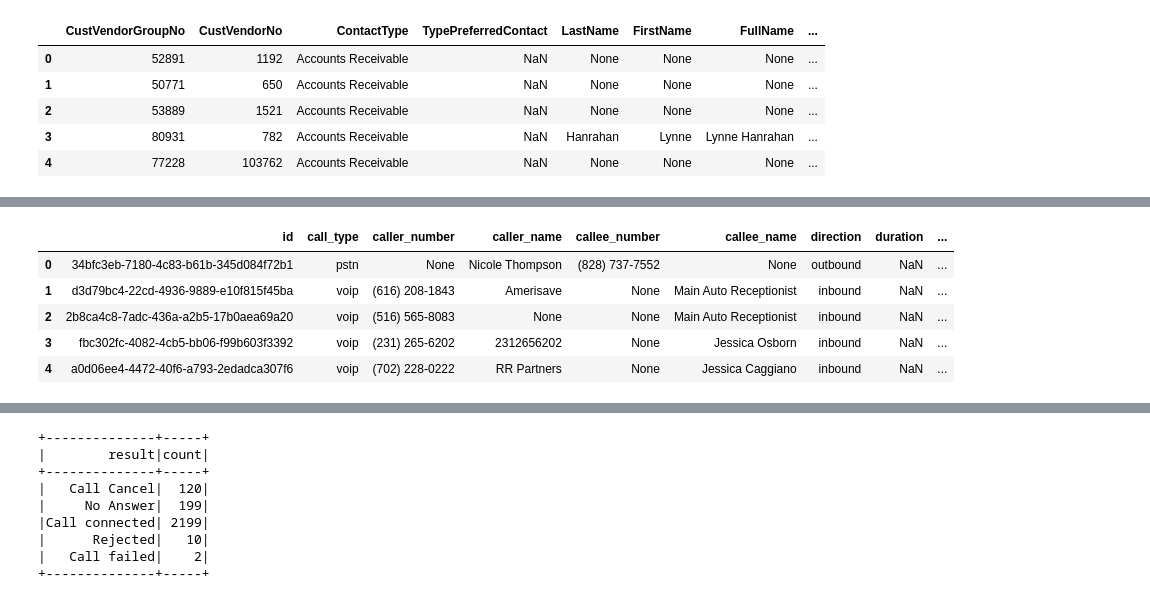
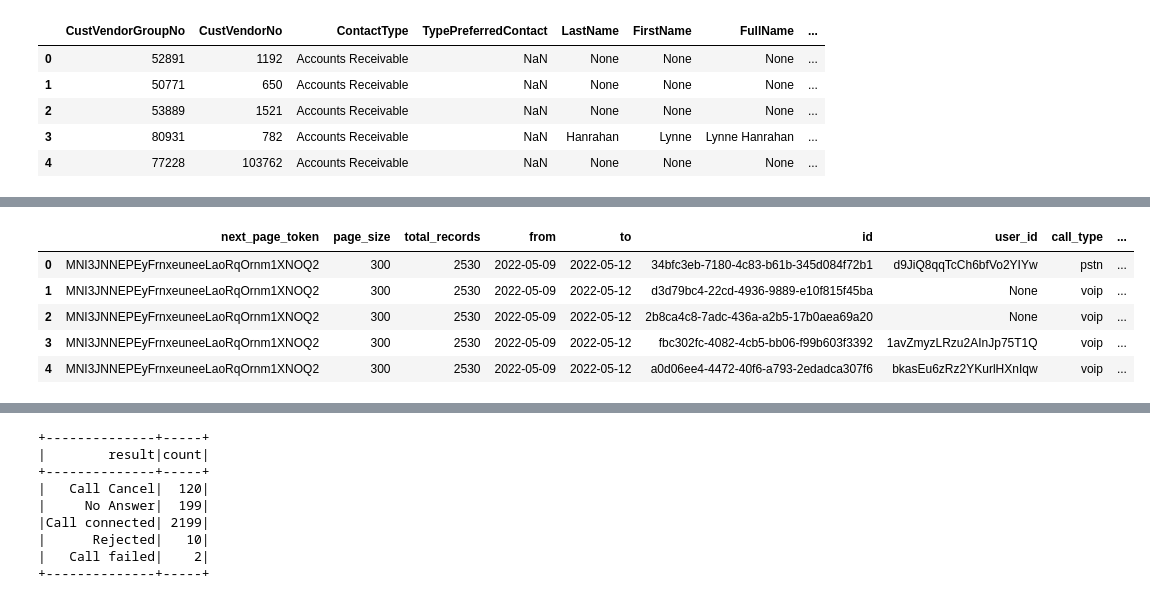
Before and after one commit to cpassorelli/call-reports, a Jupyter notebook: ipython/prepare-activities.ipynb, the cells around one changed output, grey strips where cells are left out. Drawn from its saved outputs; the diff is of its cells as text; code cells hidden in the pictures.

```diff
--- a/ipython/prepare-activities.ipynb
+++ b/ipython/prepare-activities.ipynb
@@ -112,36 +98,16 @@ _vendors.limit(5).toPandas()
 | 4 | 1017024 | 103762 | Sentara Healthcare | None | (804) 347-8839 | scoleman@ajccpas.com |
 # %%
-# calls = spark.read.parquet('/tmp/phone-calls/AccountCallLogs')
-# calls.createOrReplaceTempView('calls')
-# calls.limit(5).toPandas()
-
 # remove 0 as will affect aggregation
 column = when(col('duration') > 0, col('duration'))
 
-columns = [
-    'id',
-    'call_type',
-    'caller_number',
-    'caller_name',
-    'callee_number',
-    'callee_name',
-    'direction',
-    'duration',
-    'result',
-    'date_time'
-]
-
-(
-    calls
-    .withColumn('duration', column)
-    .select(*columns)
-    .limit(5)
-    .toPandas()
-)
+calls = spark.read.parquet('/tmp/phone-calls/AccountCallLogs')
+calls = calls.withColumn('duration', column)
+calls.createOrReplaceTempView('calls')
+calls.limit(5).toPandas()
 # %% [output]
-|  | id | call_type | caller_number | caller_name | callee_number | callee_name | direction | duration | ... |
-| 0 | 34bfc3eb-7180-4c83-b61b-345d084f72b1 | pstn | None | Nicole Thompson | (828) 737-7552 | None | outbound | NaN | ... |
-| 1 | d3d79bc4-22cd-4936-9889-e10f815f45ba | voip | (616) 208-1843 | Amerisave | None | Main Auto Receptionist | inbound | NaN | ... |
-| 2 | 2b8ca4c8-7adc-436a-a2b5-17b0aea69a20 | voip | (516) 565-8083 | None | None | Main Auto Receptionist | inbound | NaN | ... |
-| 3 | fbc302fc-4082-4cb5-bb06-f99b603f3392 | voip | (231) 265-6202 | 2312656202 | None | Jessica Osborn | inbound | NaN | ... |
-| 4 | a0d06ee4-4472-40f6-a793-2edadca307f6 | voip | (702) 228-0222 | RR Partners | None | Jessica Caggiano | inbound | NaN | ... |
+|  | next_page_token | page_size | total_records | from | to | id | user_id | call_type | ... |
+| 0 | MNI3JNNEPEyFrnxeuneeLaoRqOrnm1XNOQ2 | 300 | 2530 | 2022-05-09 | 2022-05-12 | 34bfc3eb-7180-4c83-b61b-345d084f72b1 | d9JiQ8qqTcCh6bfVo2YIYw | pstn | ... |
+| 1 | MNI3JNNEPEyFrnxeuneeLaoRqOrnm1XNOQ2 | 300 | 2530 | 2022-05-09 | 2022-05-12 | d3d79bc4-22cd-4936-9889-e10f815f45ba | None | voip | ... |
+| 2 | MNI3JNNEPEyFrnxeuneeLaoRqOrnm1XNOQ2 | 300 | 2530 | 2022-05-09 | 2022-05-12 | 2b8ca4c8-7adc-436a-a2b5-17b0aea69a20 | None | voip | ... |
+| 3 | MNI3JNNEPEyFrnxeuneeLaoRqOrnm1XNOQ2 | 300 | 2530 | 2022-05-09 | 2022-05-12 | fbc302fc-4082-4cb5-bb06-f99b603f3392 | 1avZmyzLRzu2AInJp75T1Q | voip | ... |
+| 4 | MNI3JNNEPEyFrnxeuneeLaoRqOrnm1XNOQ2 | 300 | 2530 | 2022-05-09 | 2022-05-12 | a0d06ee4-4472-40f6-a793-2edadca307f6 | bkasEu6zRz2YKurlHXnIqw | voip | ... |
```
Also changed, not shown: parts of 46 cells of this notebook.
